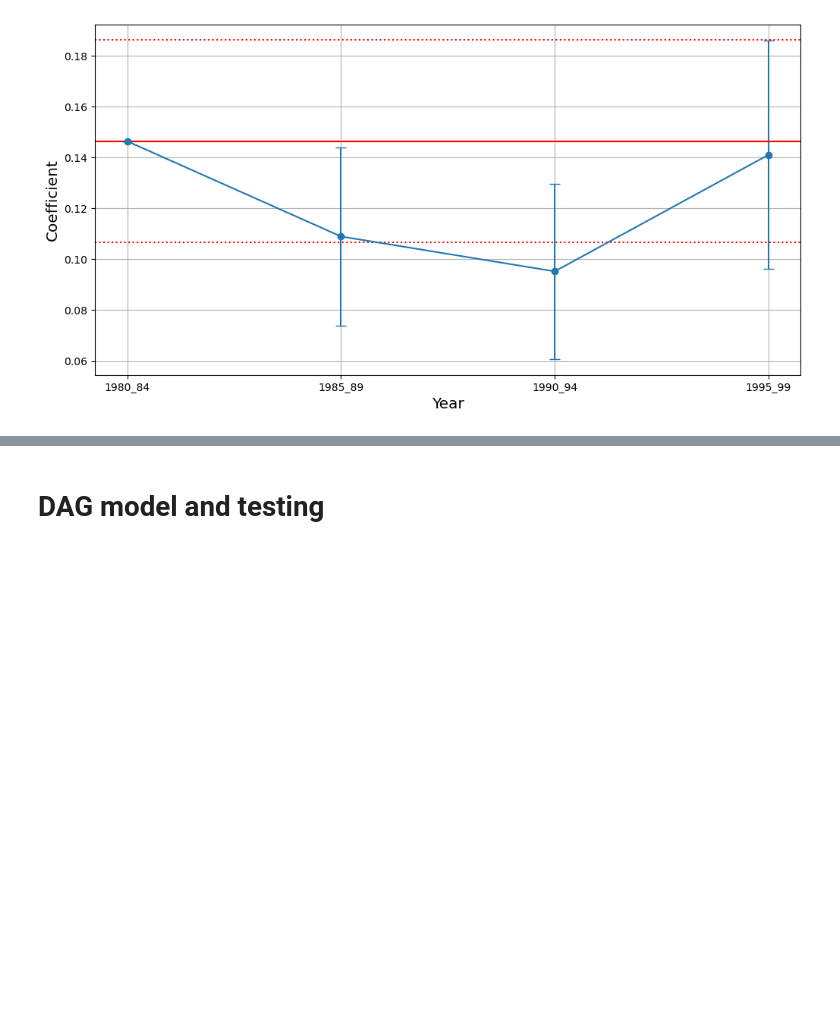
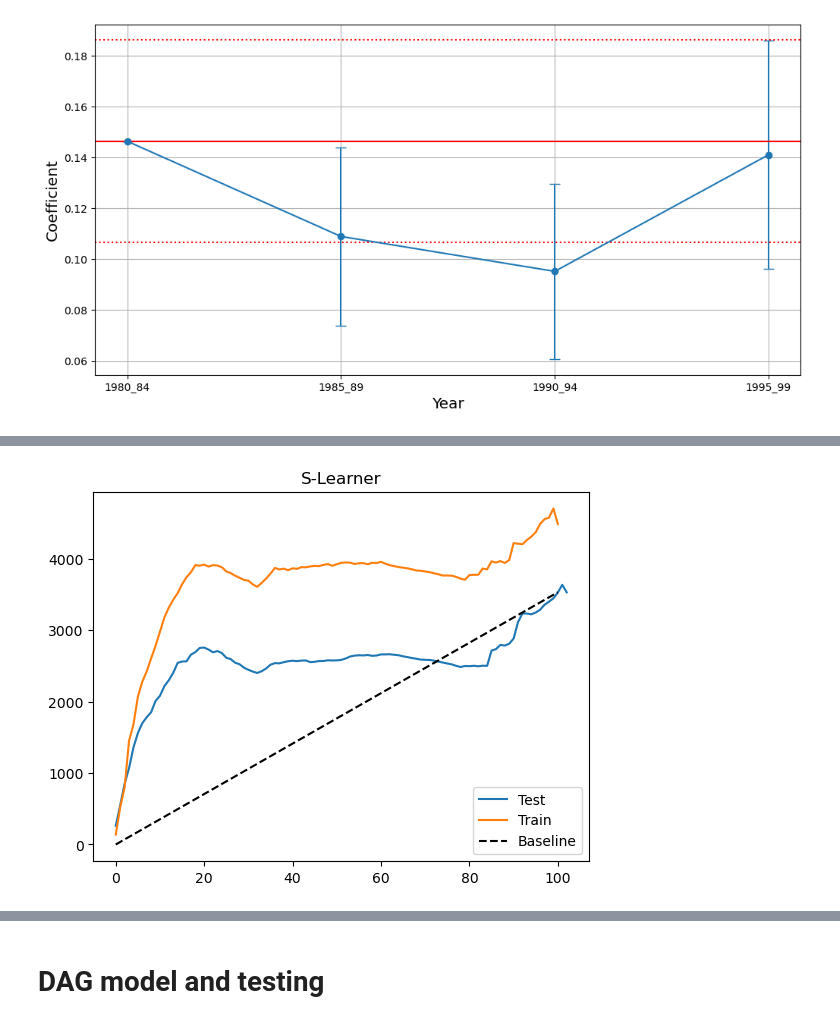
Before and after one commit to MartinMcFarlane/ECO2425-Causal-ML, a Jupyter notebook: Spillovers Project.ipynb, the cells around one changed output, grey strips where cells are left out. Drawn from its saved outputs; the diff is of its cells as text; code cells hidden in the pictures; blank space fills up the shorter version.

Commit message:
Tuned meta learners

```diff
--- a/Spillovers Project.ipynb
+++ b/Spillovers Project.ipynb
@@ -1210,0 +1203,27 @@ plt.savefig('tech5yr.png')
+# %%
+# import req'd functions - downloaded to my Git folder from CIBT GitHub: https://github.com/matheusfacure/python-causality-handbook/tree/master
+from nb21 import cumulative_gain, elast
+
+y = 'rmkvaf'
+X = ['gspillsicIV','pat_count','rxrd','rsales','rppent','emp']
+T = 'tec_abv_mn'
+
+# Create Train/Test set
+(X_train,
+ X_test,
+ y_train,
+ y_test) = skm.train_test_split(df[X + [T]],
+                                df['rmkvaf'],
+                                test_size=0.3,
+                                random_state=0)
+# %%
+train = pd.concat([X_train, y_train], axis=1)
+test = pd.concat([X_test, y_test], axis=1)
+# %%
+# S-Learner
+
+from lightgbm import LGBMRegressor
+
+np.random.seed(123)
+s_learner = LGBMRegressor(max_depth=7, min_child_samples=30)
+s_learner.fit(X_train[X+[T]], y_train)
@@ -1210,0 +1249,19 @@ plt.savefig('tech5yr.png')
+# %%
+s_learner_cate_train = (s_learner.predict(train[X].assign(**{T: 1})) -
+                        s_learner.predict(train[X].assign(**{T: 0})))
+
+s_learner_cate_test = test.assign(
+    cate=(s_learner.predict(test[X].assign(**{T: 1})) - # predict under treatment
+          s_learner.predict(test[X].assign(**{T: 0}))) # predict under control
+)
+# %%
+# Plot Gain Curve
+gain_curve_test = cumulative_gain(s_learner_cate_test, "cate", y=y, t=T)
+gain_curve_train = cumulative_gain(train.assign(cate=s_learner_cate_train), "cate", y=y, t=T)
+plt.plot(gain_curve_test, color="C0", label="Test")
+plt.plot(gain_curve_train, color="C1", label="Train")
+plt.plot([0, 100], [0, elast(test, y, T)], linestyle="--", color="black", label="Baseline")
+plt.legend()
+plt.title("S-Learner");
+# %% [output]
+[figure, added]
```
Also changed, not shown: parts of 22 cells of this notebook, 1 other file.
